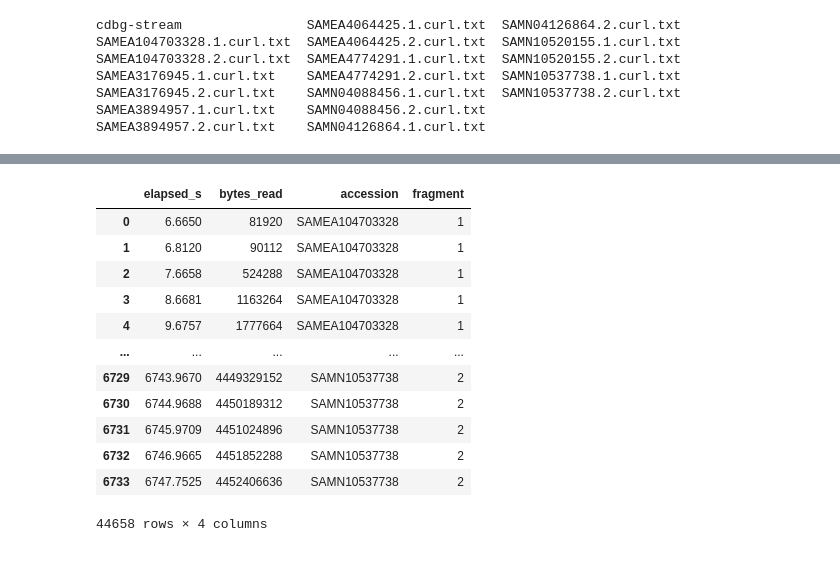
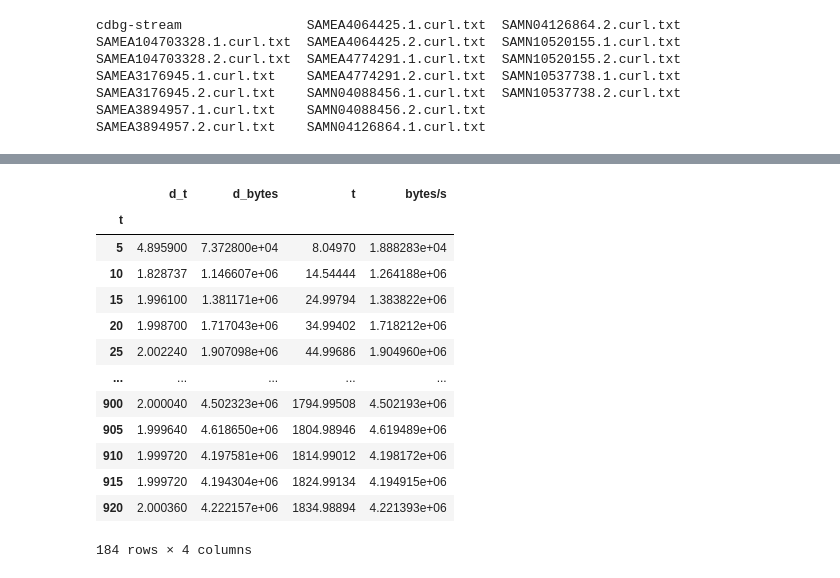
Before and after one commit to camillescott/dissertation, a Jupyter notebook: notebooks/Chapter One.ipynb, the cells around one changed output, grey strips where cells are left out. Saved outputs shown, nothing was run; the diff lists cells and outputs as text; code cells hidden in the pictures.

```diff
--- a/notebooks/Chapter One.ipynb
+++ b/notebooks/Chapter One.ipynb
@@ -30,16 +135,19 @@ stream_df = pd.concat(stream_df)
+# %%
+ldf + rdf
+# %% [output]
+|  | d_t | d_bytes | t | bytes/s |
+| t |  |  |  |  |
+| 5 | 4.895900 | 7.372800e+04 | 8.04970 | 1.888283e+04 |
+| 10 | 1.828737 | 1.146607e+06 | 14.54444 | 1.264188e+06 |
+| 15 | 1.996100 | 1.381171e+06 | 24.99794 | 1.383822e+06 |
+| 20 | 1.998700 | 1.717043e+06 | 34.99402 | 1.718212e+06 |
+| 25 | 2.002240 | 1.907098e+06 | 44.99686 | 1.904960e+06 |
+| ... | ... | ... | ... | ... |
+| 900 | 2.000040 | 4.502323e+06 | 1794.99508 | 4.502193e+06 |
+| 905 | 1.999640 | 4.618650e+06 | 1804.98946 | 4.619489e+06 |
+| 910 | 1.999720 | 4.197581e+06 | 1814.99012 | 4.198172e+06 |
+| 915 | 1.999720 | 4.194304e+06 | 1824.99134 | 4.194915e+06 |
+| 920 | 2.000360 | 4.222157e+06 | 1834.98894 | 4.221393e+06 |
+184 rows × 4 columns
 # %%
-stream_df
+df = stream_df.query('accession == "SAMEA104703328"').query('fragment == "1"')
-# %% [output]
-|  | elapsed_s | bytes_read | accession | fragment |
-| 0 | 6.6650 | 81920 | SAMEA104703328 | 1 |
-| 1 | 6.8120 | 90112 | SAMEA104703328 | 1 |
-| 2 | 7.6658 | 524288 | SAMEA104703328 | 1 |
-| 3 | 8.6681 | 1163264 | SAMEA104703328 | 1 |
-| 4 | 9.6757 | 1777664 | SAMEA104703328 | 1 |
-| ... | ... | ... | ... | ... |
-| 6729 | 6743.9670 | 4449329152 | SAMN10537738 | 2 |
-| 6730 | 6744.9688 | 4450189312 | SAMN10537738 | 2 |
-| 6731 | 6745.9709 | 4451024896 | SAMN10537738 | 2 |
-| 6732 | 6746.9665 | 4451852288 | SAMN10537738 | 2 |
-| 6733 | 6747.7525 | 4452406636 | SAMN10537738 | 2 |
-44658 rows × 4 columns
```
Also changed, not shown: parts of 12 cells of this notebook.
